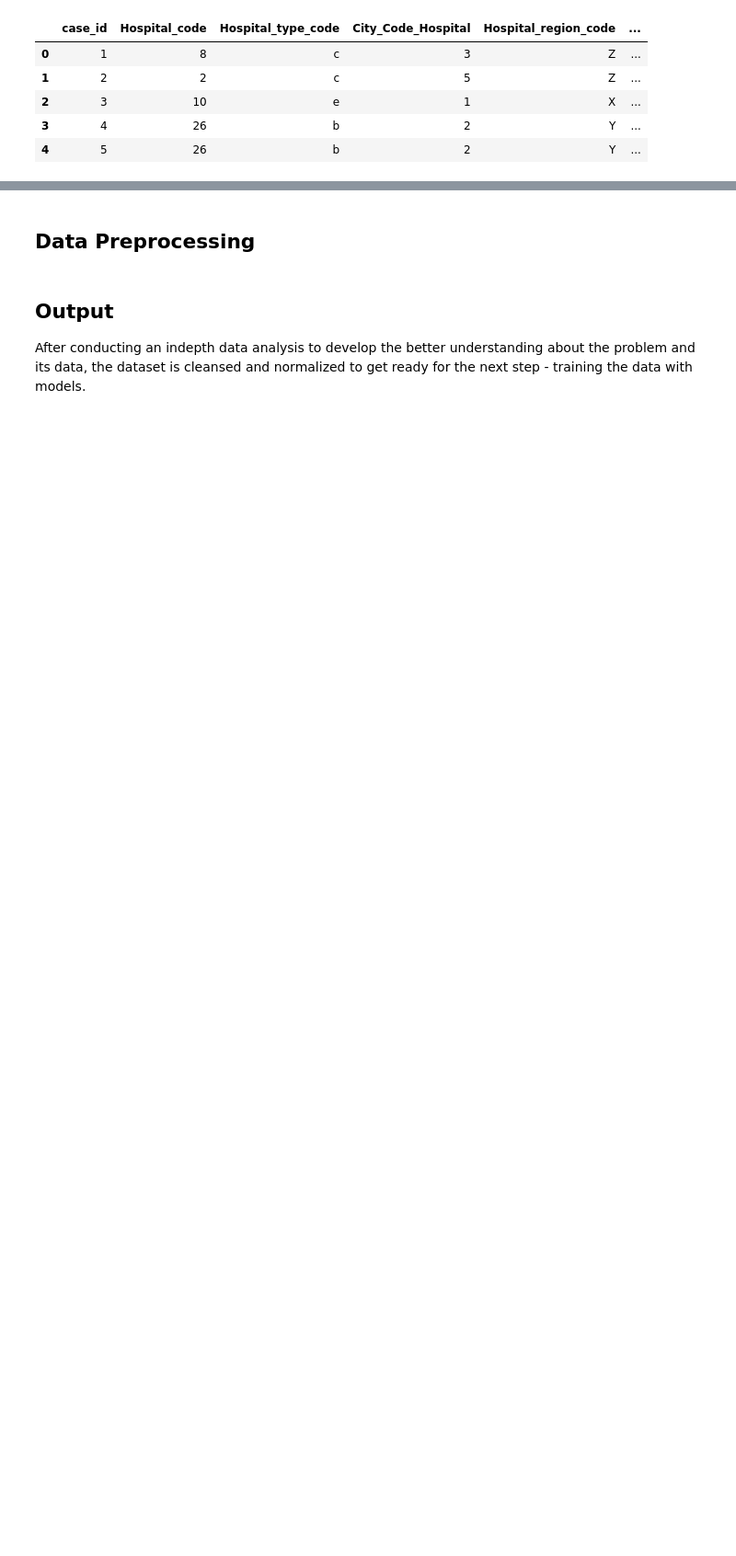
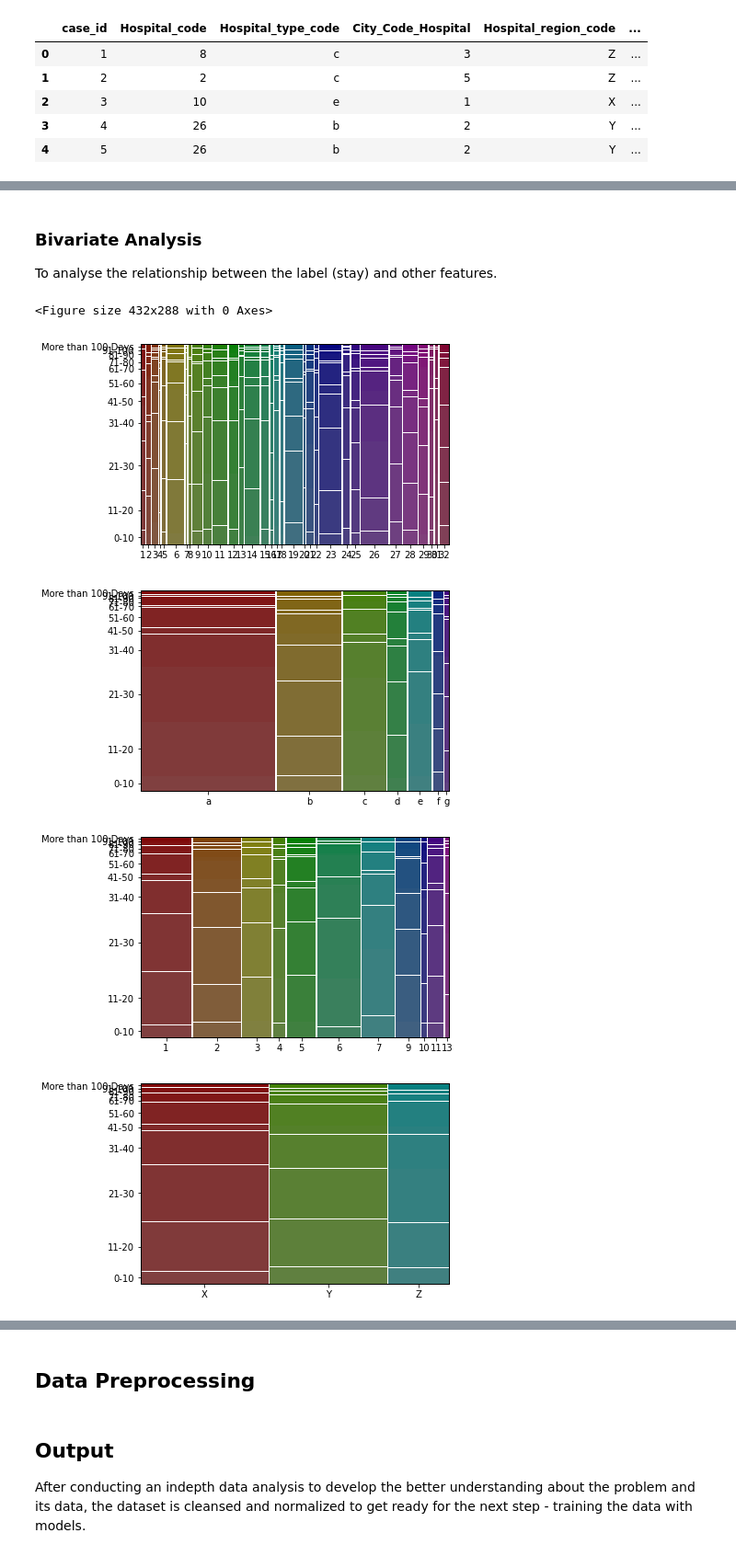
Before and after one commit to Abivu/multiclass_ML_project, a Jupyter notebook: dataset.ipynb, the cells around one changed output, grey strips where cells are left out. Shown at 92% size. Saved outputs shown, nothing was run; the diff lists cells and outputs as text; code cells hidden in the pictures; blank space fills up the shorter version.

```diff
--- a/dataset.ipynb
+++ b/dataset.ipynb
@@ -36,0 +310,31 @@ df.head()
+# %% [markdown]
+### Bivariate Analysis
+
+To analyse the relationship between the label (stay) and other features.
+# %%
+# Return an empty string
+def empty_labelizer(key):
+    return ""
+
+label = cat_variables["stay"]
+
+plt.figure()
+
+# Then, I'm visualizing the distribution of the rest
+for col in lst_cat_cols:
+    contigency_tab = pd.crosstab(cat_variables[col], label)
+    mosaic(contigency_tab.stack(), labelizer=empty_labelizer)
+    plt.show()
+
+
+# Mosaic plot
+
+
+
+# def create_text_label(rects, value)
+# %% [output]
+<Figure size 432x288 with 0 Axes>
+[figure, added]
+[figure, added]
+[figure, added]
+[figure, added]
```
Also changed, not shown: parts of 28 cells of this notebook.
